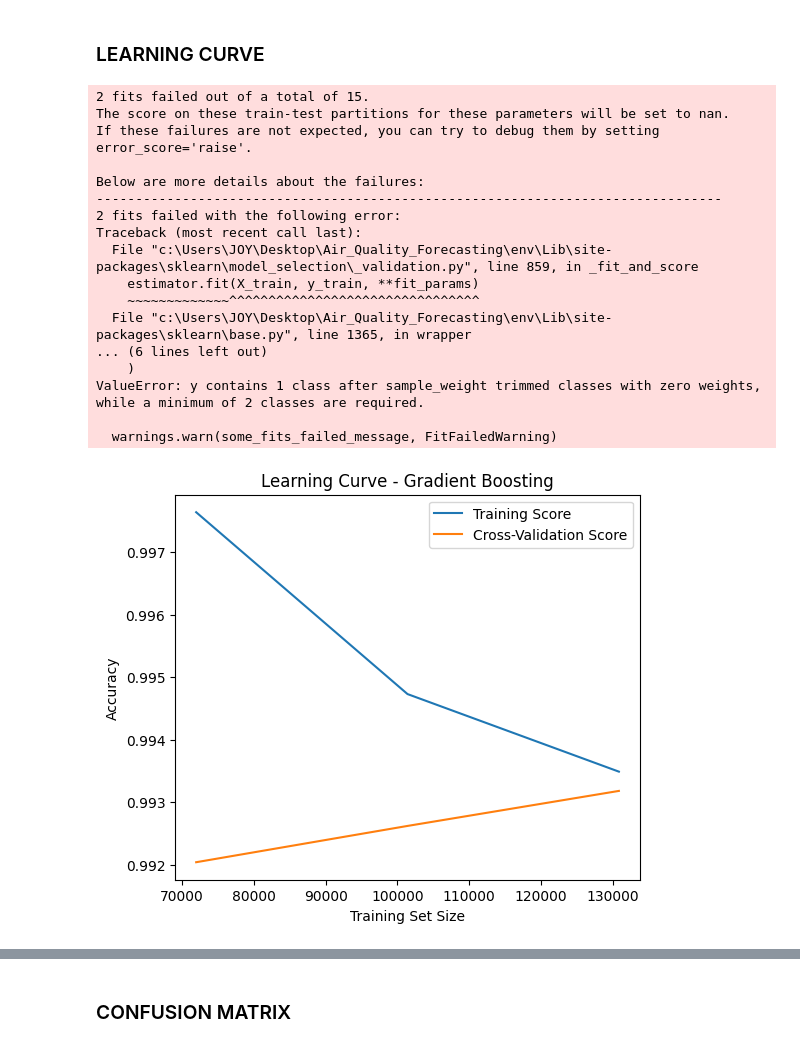
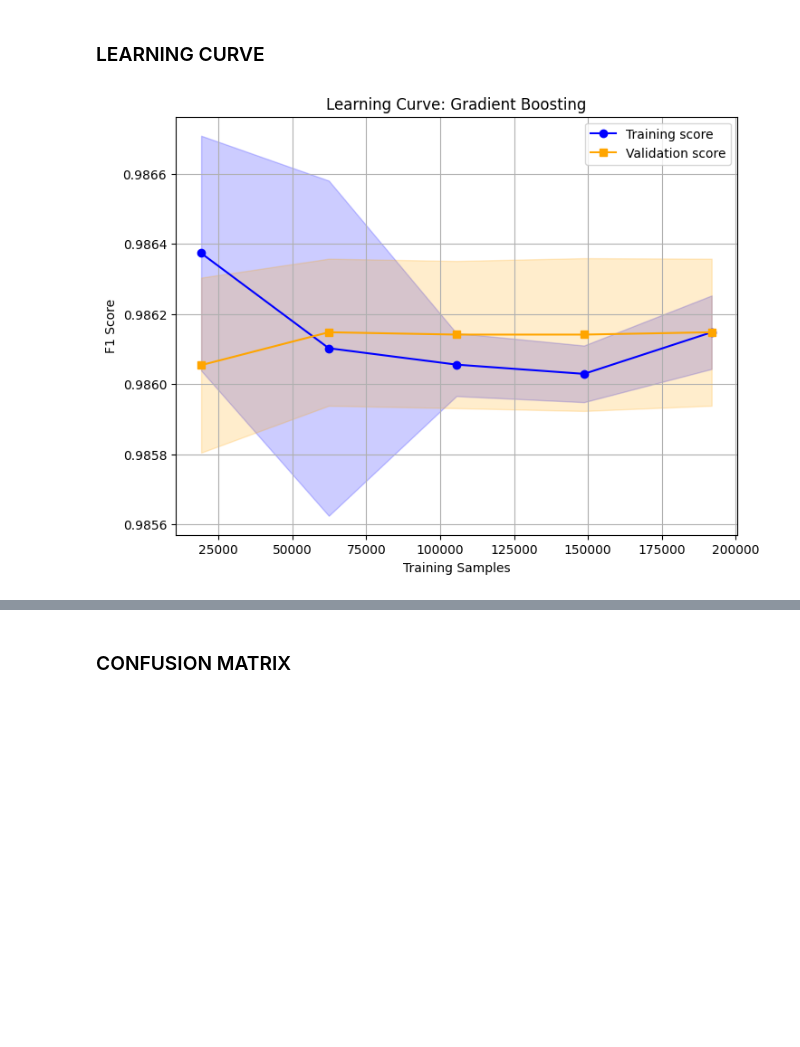
Before and after one commit to j-o-y-14/Air_Quality_Forecasting, a Jupyter notebook: Air_Quality.ipynb, the cells around one changed output, grey strips where cells are left out. Cells and saved outputs as stored; diff of their text form; code cells hidden in the pictures; blank space fills up the shorter version.

```diff
--- a/Air_Quality.ipynb
+++ b/Air_Quality.ipynb
@@ -896,41 +1011,36 @@ plt.show()
 # %% [markdown]
 ### LEARNING CURVE
-# %%
-from sklearn.model_selection import learning_curve
-import numpy as np
-
-train_sizes, train_scores, test_scores = learning_curve(
-    best_gb, X_train_res_scaled, y_train_res, cv=3, n_jobs=-1,
-    train_sizes=np.linspace(0.1, 1.0, 5)
-)
-
-train_mean = np.mean(train_scores, axis=1)
-test_mean = np.mean(test_scores, axis=1)
-
-plt.figure(figsize=(6,5))
-plt.plot(train_sizes, train_mean, label="Training Score")
-plt.plot(train_sizes, test_mean, label="Cross-Validation Score")
-plt.xlabel("Training Set Size")
-plt.ylabel("Accuracy")
-plt.title("Learning Curve - Gradient Boosting")
-plt.legend()
-plt.show()
-# %% [output]
-2 fits failed out of a total of 15.
-The score on these train-test partitions for these parameters will be set to nan.
-If these failures are not expected, you can try to debug them by setting error_score='raise'.
-
-Below are more details about the failures:
---------------------------------------------------------------------------------
-2 fits failed with the following error:
-Traceback (most recent call last):
-  File "c:\Users\JOY\Desktop\Air_Quality_Forecasting\env\Lib\site-packages\sklearn\model_selection\_validation.py", line 859, in _fit_and_score
-    estimator.fit(X_train, y_train, **fit_params)
-    ~~~~~~~~~~~~~^^^^^^^^^^^^^^^^^^^^^^^^^^^^^^^^
-  File "c:\Users\JOY\Desktop\Air_Quality_Forecasting\env\Lib\site-packages\sklearn\base.py", line 1365, in wrapper
-... (6 lines left out)
-    )
-ValueError: y contains 1 class after sample_weight trimmed classes with zero weights, while a minimum of 2 classes are required.
-
-  warnings.warn(some_fits_failed_message, FitFailedWarning)
-[figure, removed]
+# %%
+from sklearn.model_selection import learning_curve
+
+# Learning curve
+train_sizes, train_scores, val_scores = learning_curve(
+    GradientBoostingClassifier(**best_gb.get_params()),
+    X_train_scaled,
+    y_train,
+    train_sizes=np.linspace(0.1, 1.0, 5),
+    cv=3,
+    scoring="f1",
+    n_jobs=-1
+)
+
+# Mean and std
+train_mean = np.mean(train_scores, axis=1)
+train_std = np.std(train_scores, axis=1)
+val_mean = np.mean(val_scores, axis=1)
+val_std = np.std(val_scores, axis=1)
+
+# Plot
+plt.figure(figsize=(8,6))
+plt.plot(train_sizes, train_mean, color="blue", marker="o", label="Training score")
+plt.fill_between(train_sizes, train_mean-train_std, train_mean+train_std, color="blue", alpha=0.2)
+plt.plot(train_sizes, val_mean, color="orange", marker="s", label="Validation score")
+plt.fill_between(train_sizes, val_mean-val_std, val_mean+val_std, color="orange", alpha=0.2)
+plt.title("Learning Curve: Gradient Boosting")
+plt.xlabel("Training Samples")
+plt.ylabel("F1 Score")
+plt.grid(True)
+plt.legend(loc="best")
+plt.show()
+# %% [output]
+[figure, added]
```
Also changed, not shown: parts of 62 cells of this notebook, 7 other files.
